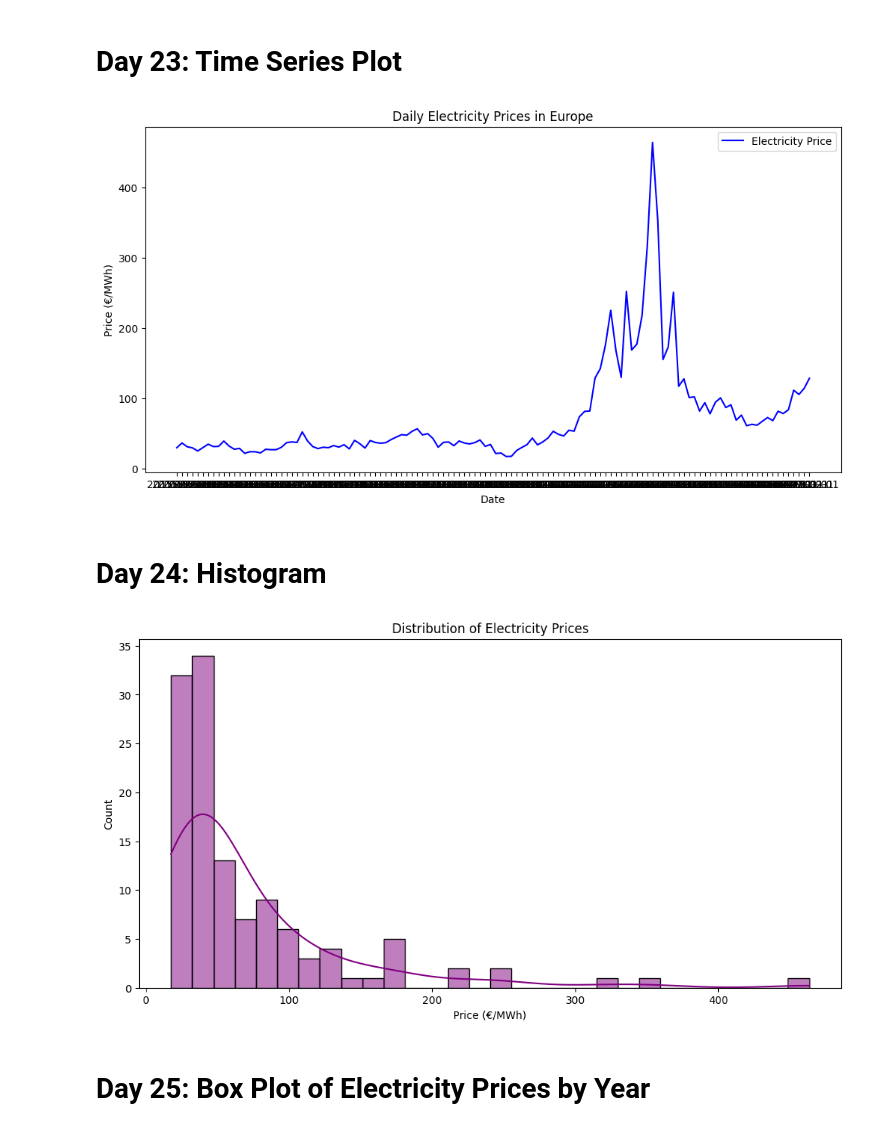
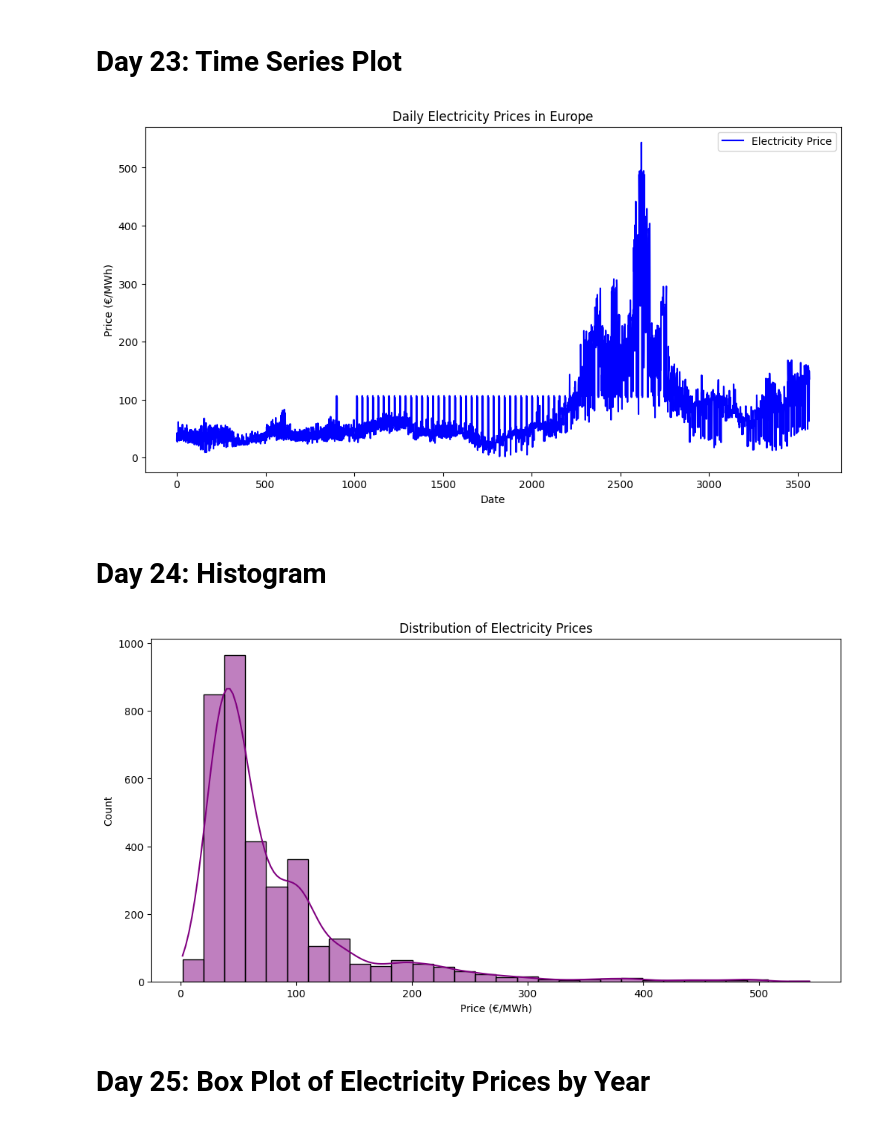
Before and after one commit to hackingbandy/coding_challenge, a Jupyter notebook: main.ipynb, the cells around one changed output. Saved outputs shown, nothing was run; the diff lists cells and outputs as text; code cells hidden in the pictures.

```diff
--- a/main.ipynb
+++ b/main.ipynb
@@ -384,21 +384,21 @@ max          543.550000
 # %%
 import matplotlib.pyplot as plt
 # renameing the columns
 df_electricity_prices.rename(columns={'Price (EUR/MWhe)': 'price'}, inplace=True)
 df_electricity_prices.columns = df_electricity_prices.columns.str.lower().str.replace(' ', '_')
 # filter the data
-df_electricity_prices = df_electricity_prices[df_electricity_prices['iso3_code'] == 'DEU']
+#df_electricity_prices = df_electricity_prices[df_electricity_prices['iso3_code'] == 'DEU']
 
 # time series plotimport matplotlib.pyplot as plt
 plt.figure(figsize=(12, 6))
-plt.plot(df_electricity_prices.date, df_electricity_prices.price, color='blue', label='Electricity Price')
+plt.plot(df_electricity_prices.index, df_electricity_prices.price, color='blue', label='Electricity Price')
 plt.xlabel("Date")
 plt.ylabel("Price (€/MWh)")
 plt.title("Daily Electricity Prices in Europe")
 plt.legend()
 plt.show()
 # %% [output]
-[figure, old version]
+[figure, new version]
 # %% [markdown]
 # Day 24: Histogram
 # %%
@@ -412,7 +412,7 @@ plt.xlabel("Price (€/MWh)")
 plt.title("Distribution of Electricity Prices")
 plt.show()
 # %% [output]
-[figure, old version]
+[figure, new version]
 # %% [markdown]
 # Day 25: Box Plot of Electricity Prices by Year
 # %%
```
Also changed, not shown: parts of 3 cells of this notebook.
